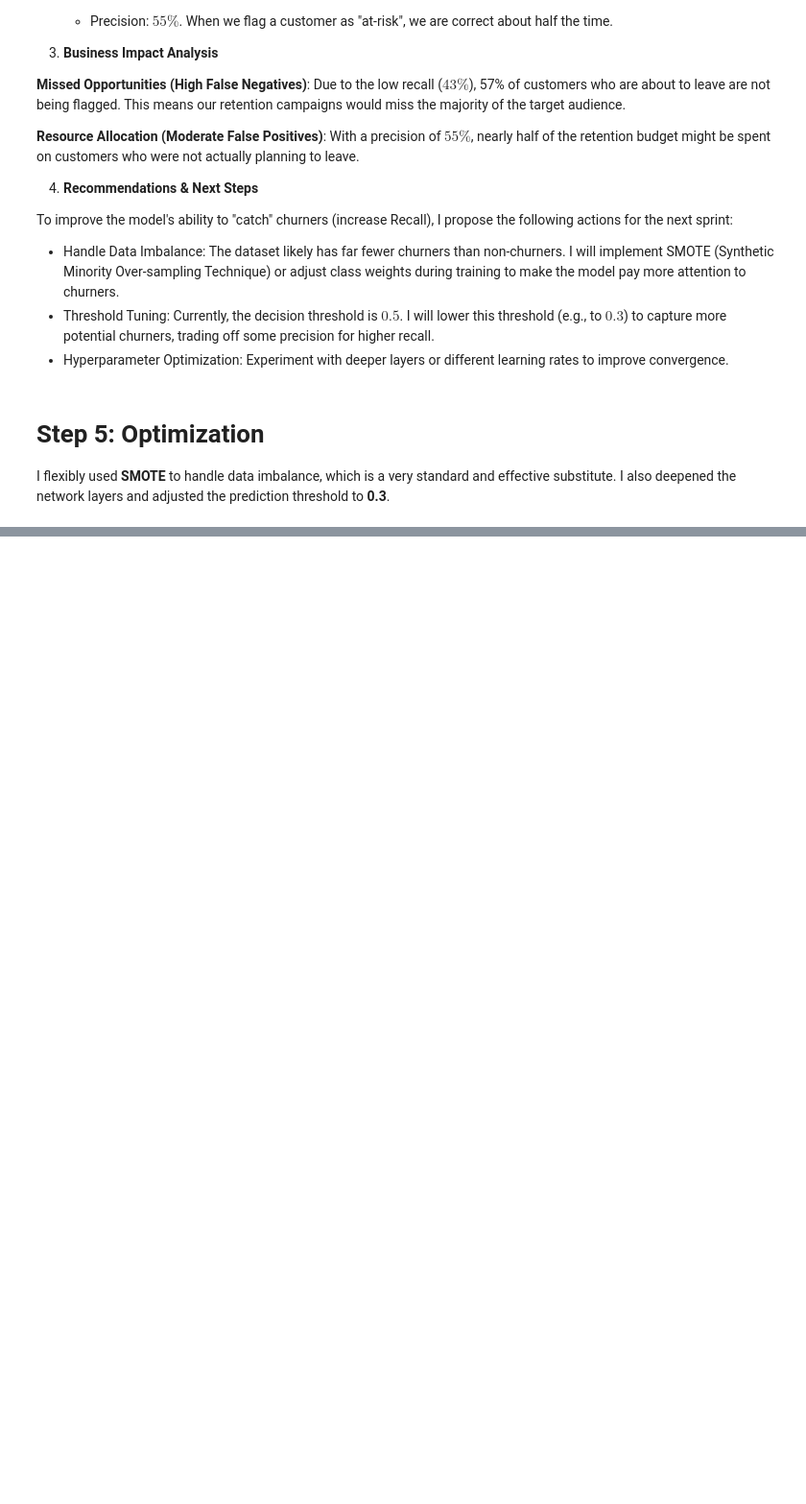
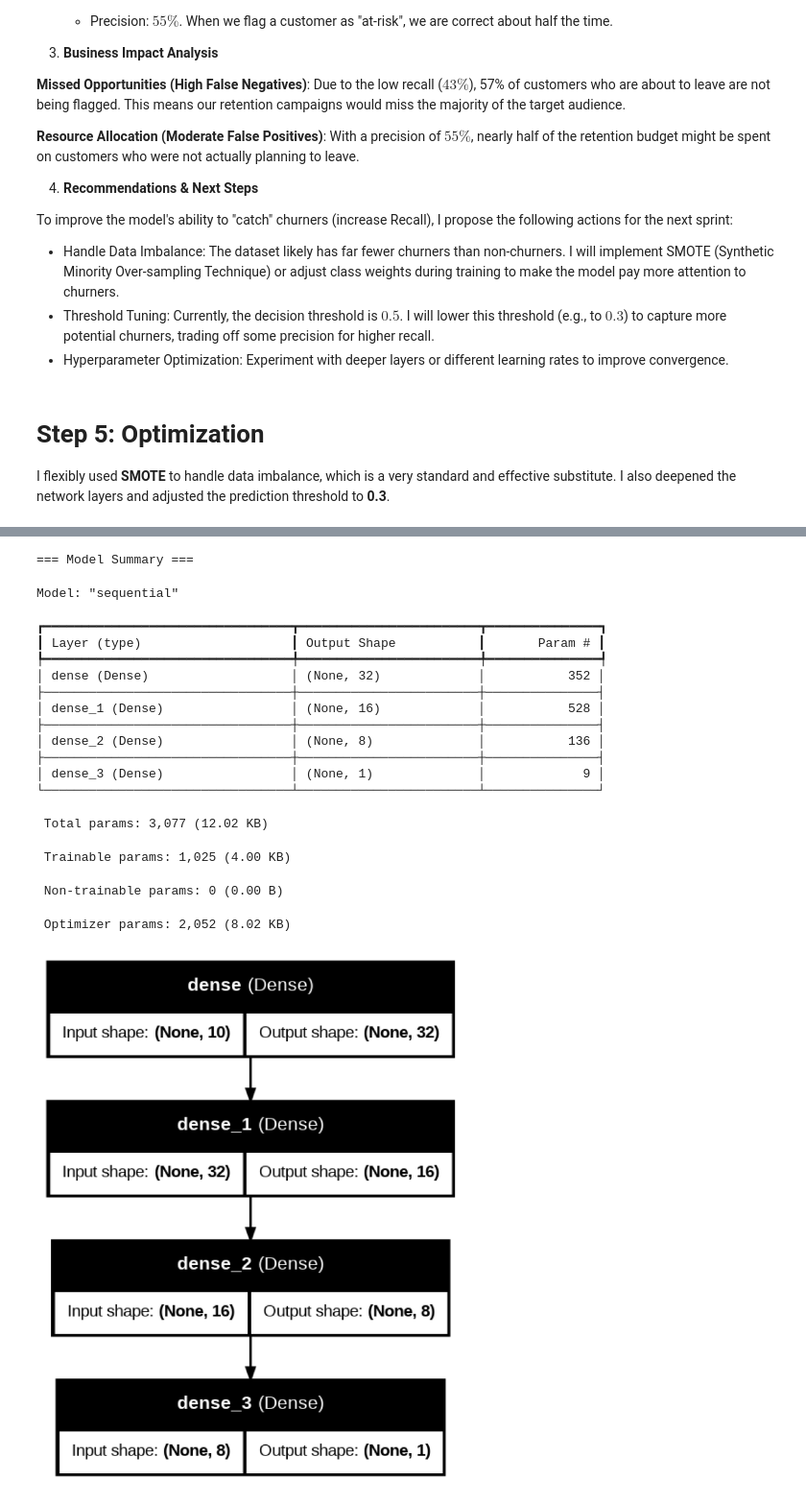
Before and after one commit to thisismebipin/Customer-Churn-Analysis, a Jupyter notebook: Predictive_Modeling/Predictive_Modeling_CustomerChurn.ipynb, the cells around one changed output, grey strips where cells are left out. Shown at 96% size. Drawn from its saved outputs; the diff is of its cells as text; code cells hidden in the pictures; blank space fills up the shorter version.

Commit message:
Created using Colab. Added codes for ANN Architecture

```diff
--- a/Predictive_Modeling/Predictive_Modeling_CustomerChurn.ipynb
+++ b/Predictive_Modeling/Predictive_Modeling_CustomerChurn.ipynb
@@ -401,5 +401,48 @@ This is the expected cost. Because we lowered the threshold (0.3) and weighted t
 
 Do not be alarmed by this drop. In imbalanced business scenarios, Accuracy is often misleading. This model is arguably **more commercially valuable** than the previous 76% accuracy model because it solves the core pain point—**identifying churners**.
+# %%
+from tensorflow.keras.utils import plot_model
+import matplotlib.pyplot as plt
+
+# 打印文本摘要 / Print text summary
+print("=== Model Summary ===")
+model.summary()
+
+# 生成结构图 / Generate visual diagram
+# 注意：需要安装 pydot 和 graphviz (pip install pydot graphviz)
+# 如果在 Colab 中，通常直接可用
+plot_model(model,
+           to_file='ann_architecture.png',
+           show_shapes=True,
+           show_layer_names=True,
+           rankdir='TB', # Top to Bottom
+           dpi=96)
+
+# 在 Notebook 中显示图片 / Display in Notebook
+plt.figure(figsize=(10, 12))
+img = plt.imread('ann_architecture.png')
+plt.imshow(img)
+plt.axis('off')
+plt.show()
+# %% [output]
+=== Model Summary ===
+Model: "sequential"
+┏━━━━━━━━━━━━━━━━━━━━━━━━━━━━━━━━━┳━━━━━━━━━━━━━━━━━━━━━━━━┳━━━━━━━━━━━━━━━┓
+┃ Layer (type)                    ┃ Output Shape           ┃       Param # ┃
+┡━━━━━━━━━━━━━━━━━━━━━━━━━━━━━━━━━╇━━━━━━━━━━━━━━━━━━━━━━━━╇━━━━━━━━━━━━━━━┩
+│ dense (Dense)                   │ (None, 32)             │           352 │
+├─────────────────────────────────┼────────────────────────┼───────────────┤
+│ dense_1 (Dense)                 │ (None, 16)             │           528 │
+├─────────────────────────────────┼────────────────────────┼───────────────┤
+│ dense_2 (Dense)                 │ (None, 8)              │           136 │
+├─────────────────────────────────┼────────────────────────┼───────────────┤
+│ dense_3 (Dense)                 │ (None, 1)              │             9 │
+└─────────────────────────────────┴────────────────────────┴───────────────┘
+ Total params: 3,077 (12.02 KB)
+ Trainable params: 1,025 (4.00 KB)
+ Non-trainable params: 0 (0.00 B)
+ Optimizer params: 2,052 (8.02 KB)
+[figure, added]
 # %% [markdown]
 # 📈 Project Documentation Update: Churn Prediction Model Optimization (Iteration 2)
 
```
Also changed, not shown: parts of 4 cells of this notebook.
